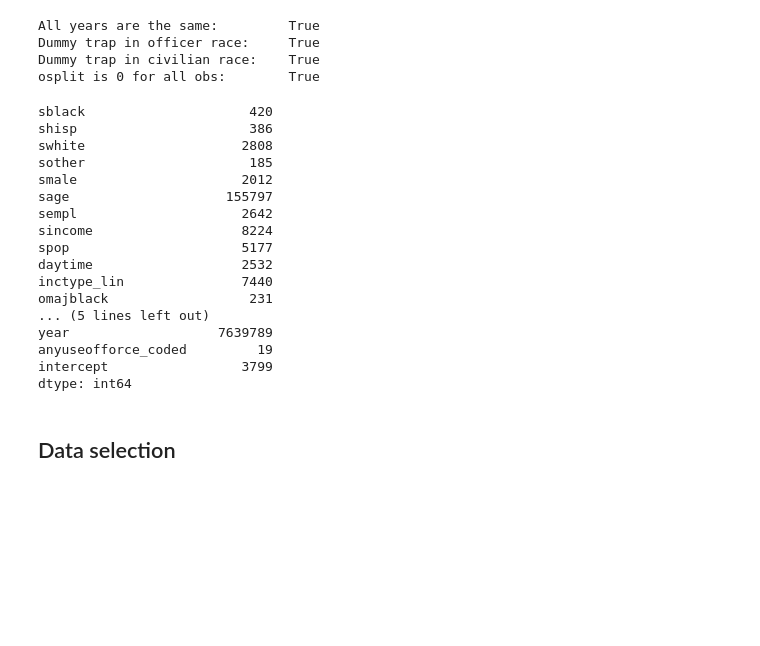
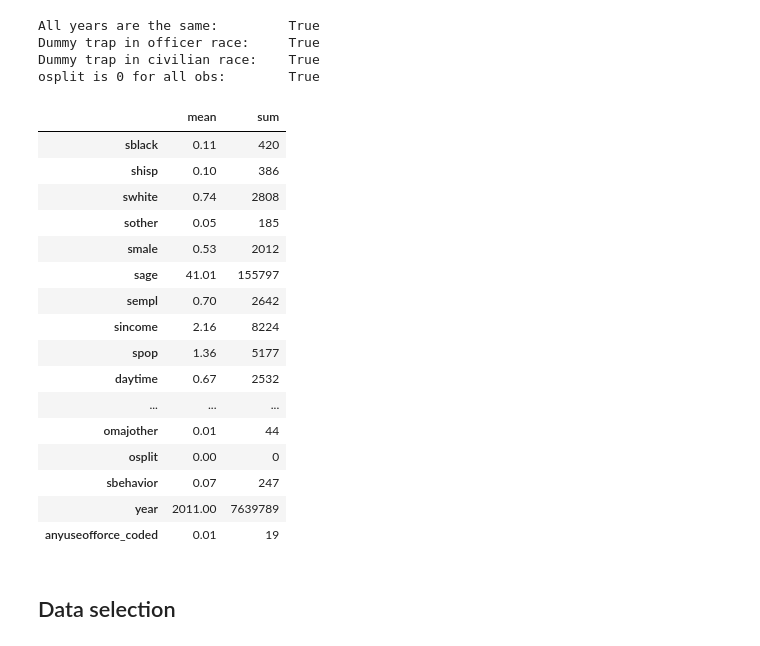
Before and after one commit to astronautfish/advmicro-assignment-3, a Jupyter notebook: assignment3.ipynb, the cells around one changed output. Saved outputs shown, nothing was run; the diff lists cells and outputs as text; code cells hidden in the pictures; blank space fills up the shorter version.

```diff
--- a/assignment3.ipynb
+++ b/assignment3.ipynb
@@ -36,26 +35,29 @@ All years are the same:         True
 Dummy trap in officer race:     True
 Dummy trap in civilian race:    True
 osplit is 0 for all obs:        True
-# %%
-data.sum()
-# %% [output]
-sblack                     420
-shisp                      386
-swhite                    2808
-sother                     185
-smale                     2012
-sage                    155797
-sempl                     2642
-sincome                   8224
-spop                      5177
-daytime                   2532
-inctype_lin               7440
-omajblack                  231
-... (5 lines left out)
-year                   7639789
-anyuseofforce_coded         19
-intercept                 3799
-dtype: int64
+# %%
+pd.DataFrame({
+    "mean": data.mean(),
+    "sum": data.sum()
+    }).round(2)
+# %% [output]
+|  | mean | sum |
+| sblack | 0.11 | 420 |
+| shisp | 0.10 | 386 |
+| swhite | 0.74 | 2808 |
+| sother | 0.05 | 185 |
+| smale | 0.53 | 2012 |
+| sage | 41.01 | 155797 |
+| sempl | 0.70 | 2642 |
+| sincome | 2.16 | 8224 |
+| spop | 1.36 | 5177 |
+| daytime | 0.67 | 2532 |
+| ... | ... | ... |
+| omajother | 0.01 | 44 |
+| osplit | 0.00 | 0 |
+| sbehavior | 0.07 | 247 |
+| year | 2011.00 | 7639789 |
+| anyuseofforce_coded | 0.01 | 19 |
 # %% [markdown]
 ## Data selection
 # %%
```
Also changed, not shown: parts of 36 cells of this notebook, 8 other files.
